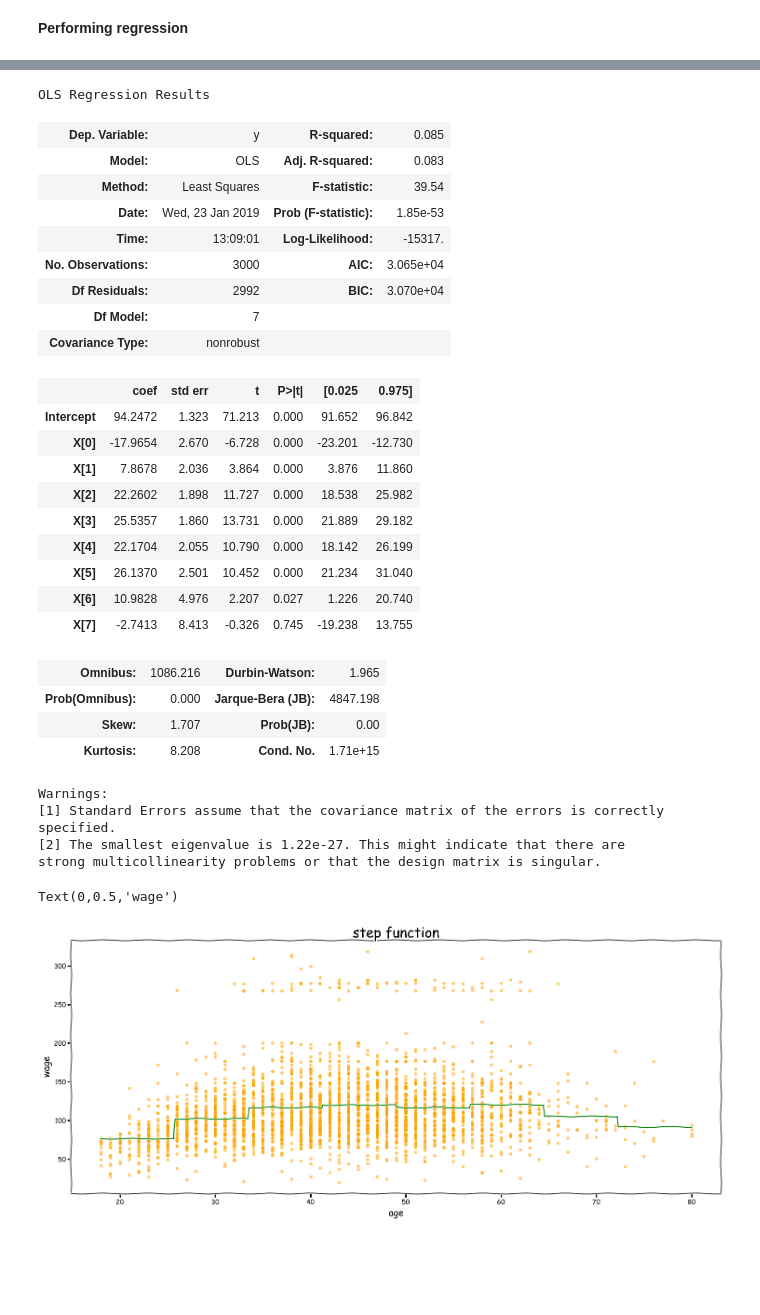
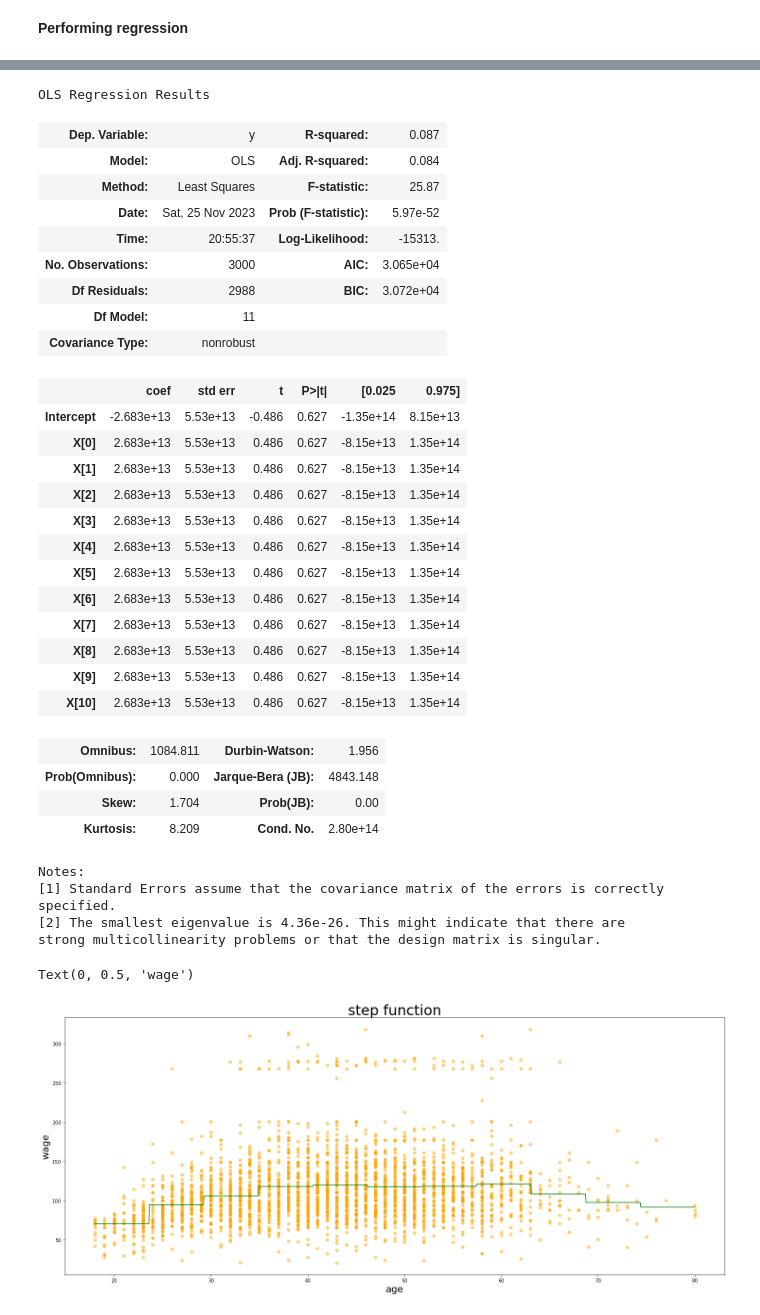
Before and after one commit to rserran/ISLP-1, a Jupyter notebook: Chapter 7/Applied Exercises/6.ipynb, the cells around one changed output, grey strips where cells are left out. Drawn from its saved outputs; the diff is of its cells as text; code cells hidden in the pictures; blank space fills up the shorter version.

```diff
--- a/Chapter 7/Applied Exercises/6.ipynb
+++ b/Chapter 7/Applied Exercises/6.ipynb
@@ -14,7 +19,7 @@ import seaborn as sns
 # %%
 # import data
-url = "/Users/arpanganguli/Documents/Professional/Finance/ISLR/Wage.csv"
-Wage = pd.read_csv(url, index_col='SlNo')
+file_name = '../../Data/Wage.csv'
+Wage = pd.read_csv(file_name, index_col='SlNo')
 # %%
 Wage.head()
 # %% [output]
@@ -221,7 +236,7 @@ Text(0,0.5,'MSE')
 # %% [markdown]
 **Performing regression**
 # %%
-dfX = pd.DataFrame(pd.cut(Wage.age, 8))
+dfX = pd.DataFrame(pd.cut(Wage.age, 11))
 dfX = pd.get_dummies(dfX)
 dfX['age'] = Wage.age
 dfy = Wage.wage
@@ -245,44 +260,47 @@ lmfit = LinearRegression().fit(X, y)
 lmfitOLS.summary()
 # %% [output]
 OLS Regression Results
-| Dep. Variable: | y | R-squared: | 0.085 |
-| Model: | OLS | Adj. R-squared: | 0.083 |
-| Method: | Least Squares | F-statistic: | 39.54 |
-| Date: | Wed, 23 Jan 2019 | Prob (F-statistic): | 1.85e-53 |
-| Time: | 13:09:01 | Log-Likelihood: | -15317. |
+| Dep. Variable: | y | R-squared: | 0.087 |
+| Model: | OLS | Adj. R-squared: | 0.084 |
+| Method: | Least Squares | F-statistic: | 25.87 |
+| Date: | Sat, 25 Nov 2023 | Prob (F-statistic): | 5.97e-52 |
+| Time: | 20:55:37 | Log-Likelihood: | -15313. |
 | No. Observations: | 3000 | AIC: | 3.065e+04 |
-| Df Residuals: | 2992 | BIC: | 3.070e+04 |
-| Df Model: | 7 |  |  |
+| Df Residuals: | 2988 | BIC: | 3.072e+04 |
+| Df Model: | 11 |  |  |
 | Covariance Type: | nonrobust |  |  |
 |  | coef | std err | t | P>|t| | [0.025 | 0.975] |
-| Intercept | 94.2472 | 1.323 | 71.213 | 0.000 | 91.652 | 96.842 |
-| X[0] | -17.9654 | 2.670 | -6.728 | 0.000 | -23.201 | -12.730 |
-| X[1] | 7.8678 | 2.036 | 3.864 | 0.000 | 3.876 | 11.860 |
-| X[2] | 22.2602 | 1.898 | 11.727 | 0.000 | 18.538 | 25.982 |
-| X[3] | 25.5357 | 1.860 | 13.731 | 0.000 | 21.889 | 29.182 |
-| X[4] | 22.1704 | 2.055 | 10.790 | 0.000 | 18.142 | 26.199 |
-| X[5] | 26.1370 | 2.501 | 10.452 | 0.000 | 21.234 | 31.040 |
-| X[6] | 10.9828 | 4.976 | 2.207 | 0.027 | 1.226 | 20.740 |
-| X[7] | -2.7413 | 8.413 | -0.326 | 0.745 | -19.238 | 13.755 |
+| Intercept | -2.683e+13 | 5.53e+13 | -0.486 | 0.627 | -1.35e+14 | 8.15e+13 |
+| X[0] | 2.683e+13 | 5.53e+13 | 0.486 | 0.627 | -8.15e+13 | 1.35e+14 |
+| X[1] | 2.683e+13 | 5.53e+13 | 0.486 | 0.627 | -8.15e+13 | 1.35e+14 |
+| X[2] | 2.683e+13 | 5.53e+13 | 0.486 | 0.627 | -8.15e+13 | 1.35e+14 |
+| X[3] | 2.683e+13 | 5.53e+13 | 0.486 | 0.627 | -8.15e+13 | 1.35e+14 |
+| X[4] | 2.683e+13 | 5.53e+13 | 0.486 | 0.627 | -8.15e+13 | 1.35e+14 |
+| X[5] | 2.683e+13 | 5.53e+13 | 0.486 | 0.627 | -8.15e+13 | 1.35e+14 |
+| X[6] | 2.683e+13 | 5.53e+13 | 0.486 | 0.627 | -8.15e+13 | 1.35e+14 |
+| X[7] | 2.683e+13 | 5.53e+13 | 0.486 | 0.627 | -8.15e+13 | 1.35e+14 |
+| X[8] | 2.683e+13 | 5.53e+13 | 0.486 | 0.627 | -8.15e+13 | 1.35e+14 |
+| X[9] | 2.683e+13 | 5.53e+13 | 0.486 | 0.627 | -8.15e+13 | 1.35e+14 |
+| X[10] | 2.683e+13 | 5.53e+13 | 0.486 | 0.627 | -8.15e+13 | 1.35e+14 |
-| Omnibus: | 1086.216 | Durbin-Watson: | 1.965 |
-| Prob(Omnibus): | 0.000 | Jarque-Bera (JB): | 4847.198 |
-| Skew: | 1.707 | Prob(JB): | 0.00 |
-| Kurtosis: | 8.208 | Cond. No. | 1.71e+15 |
+| Omnibus: | 1084.811 | Durbin-Watson: | 1.956 |
+| Prob(Omnibus): | 0.000 | Jarque-Bera (JB): | 4843.148 |
+| Skew: | 1.704 | Prob(JB): | 0.00 |
+| Kurtosis: | 8.209 | Cond. No. | 2.80e+14 |
-Warnings:
+Notes:
 [1] Standard Errors assume that the covariance matrix of the errors is correctly specified.
-[2] The smallest eigenvalue is 1.22e-27. This might indicate that there are
+[2] The smallest eigenvalue is 4.36e-26. This might indicate that there are
 strong multicollinearity problems or that the design matrix is singular.
 # %%
-plt.xkcd()
+# plt.xkcd()
 plt.figure(figsize=(25, 10))
 plt.scatter(df_step.age, df_step.wage, color='orange', alpha=.5)
 agerange = np.linspace(df_step.age.min(), df_step.age.max(), 1000)
-agerange_d = pd.get_dummies(pd.cut(agerange, 8))
+agerange_d = pd.get_dummies(pd.cut(agerange, 11))
 predictions = lmfit.predict(agerange_d)
 plt.plot(agerange, predictions, color='g')
 plt.title('step function', fontsize=30)
 plt.xlabel('age', fontsize=20)
 plt.ylabel('wage', fontsize=20)
 # %% [output]
-Text(0,0.5,'wage')
+Text(0, 0.5, 'wage')
-[figure, old version]
+[figure, new version]
```
Also changed, not shown: parts of 16 cells of this notebook, 5 other files.
